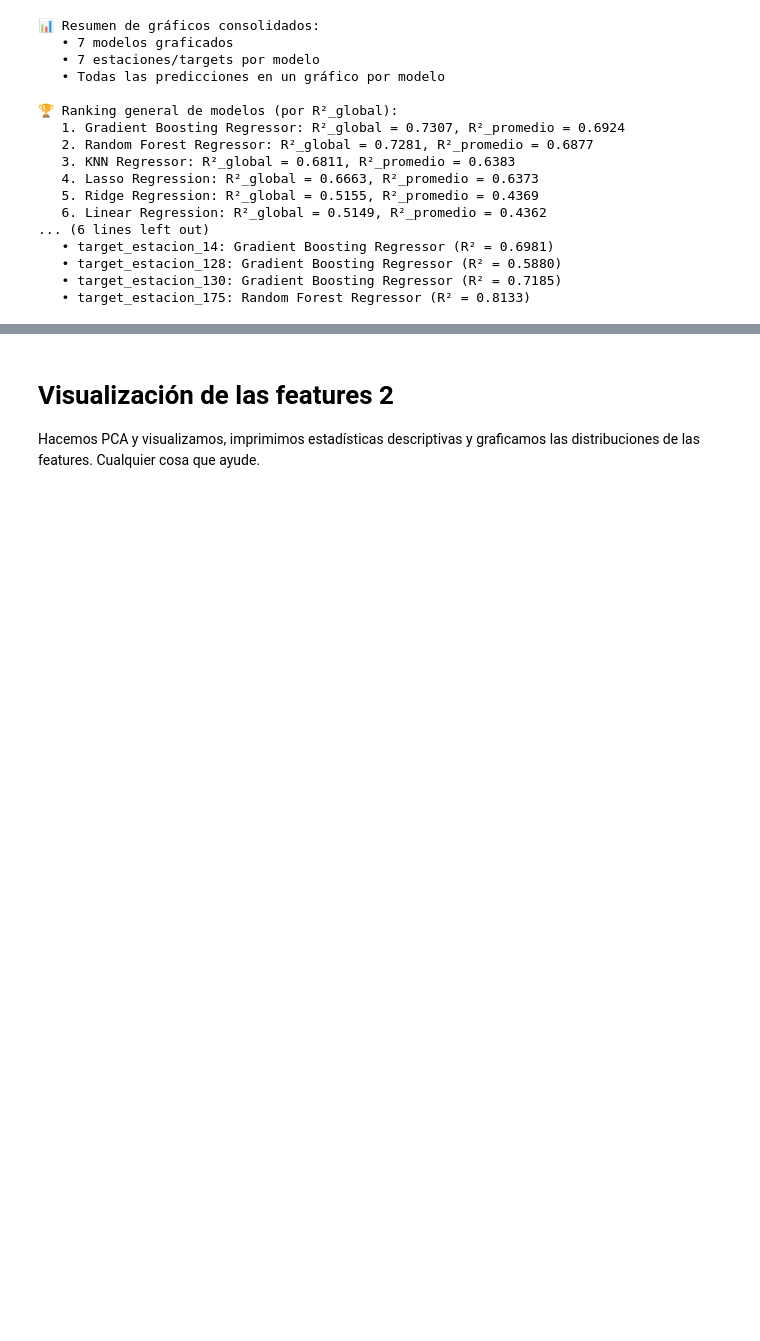
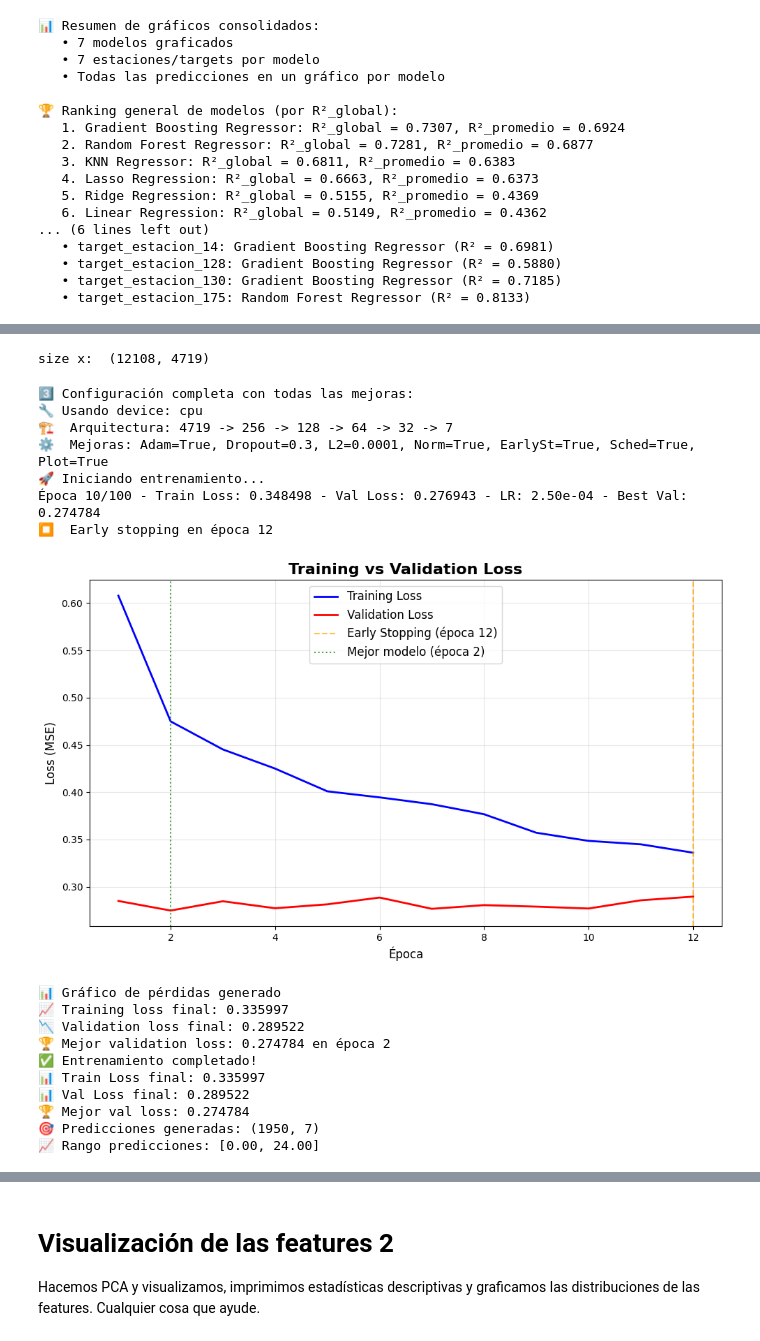
Before and after one commit to castaisa/BA_BICIS_MyC, a Jupyter notebook: src_main/features_2/Limited_stations_info.ipynb, the cells around one changed output, grey strips where cells are left out. Drawn from its saved outputs; the diff is of its cells as text; code cells hidden in the pictures; blank space fills up the shorter version.

Commit message:
trained mlps

```diff
--- a/src_main/features_2/Limited_stations_info.ipynb
+++ b/src_main/features_2/Limited_stations_info.ipynb
@@ -582,0 +586,60 @@ mt.graficar_comparativa_modelos_multioutput(predicciones_multi_full)
+# %%
+importlib.reload(dp)
+df_train_multi_complete = dp.filtrar_dataset_por_estaciones(train_f2, stations, verbose=False)
+X_train_full, y_train_full, feature_names_train_full, target_names_train = dp.dividir_dataset_multiples_estaciones(df_train_multi_complete, feature_stations)
+
+print("size x: ", X_train_full.shape)
+df_val_multi_complete = dp.filtrar_dataset_por_estaciones(val_f2, stations, verbose=False)
+X_val_full, y_val_full, feature_names_val_full, target_names_val = dp.dividir_dataset_multiples_estaciones(df_val_multi_complete, feature_stations)
+# %% [output]
+size x:  (12108, 4719)
+# %%
+importlib.reload(md2)
+print("\n Configuración completa con todas las mejoras:")
+mejoras = {
+    'hidden_sizes': [256, 128, 64, 32],
+    'learning_rate': 0.0005,
+    'epochs': 100,  # Reducido para demo
+    'batch_size': 64,
+    'dropout_rate': 0.3,
+    'early_stopping_patience': 10,
+    'normalize': True,
+    'verbose': True,
+    'use_adam': True,
+    'l2_regularization': 1e-4,
+    'use_scheduler': True
+}
+
+y_pred_nn1, train_losses_nn1, val_losses_nn1 = md2.neural_network_multioutput(
+    X_train_full, y_train_full, X_val_full, y_val_full,
+    hidden_sizes=[256, 128, 64, 32],
+    learning_rate=0.0005,
+    epochs=100,  # Reducido para demo
+    batch_size=64,
+    dropout_rate=0.3,
+    early_stopping_patience=10,
+    normalize=True,
+    verbose=True,
+    use_adam=True,
+    l2_regularization=1e-4,
+    use_scheduler=True
+)
+# %% [output]
+3️⃣ Configuración completa con todas las mejoras:
+🔧 Usando device: cpu
+🏗️  Arquitectura: 4719 -> 256 -> 128 -> 64 -> 32 -> 7
+⚙️  Mejoras: Adam=True, Dropout=0.3, L2=0.0001, Norm=True, EarlySt=True, Sched=True, Plot=True
+🚀 Iniciando entrenamiento...
+Época 10/100 - Train Loss: 0.348498 - Val Loss: 0.276943 - LR: 2.50e-04 - Best Val: 0.274784
+⏹️  Early stopping en época 12
+[figure, added]
+📊 Gráfico de pérdidas generado
+📈 Training loss final: 0.335997
+📉 Validation loss final: 0.289522
+🏆 Mejor validation loss: 0.274784 en época 2
+✅ Entrenamiento completado!
+📊 Train Loss final: 0.335997
+📊 Val Loss final: 0.289522
+🏆 Mejor val loss: 0.274784
+🎯 Predicciones generadas: (1950, 7)
+📈 Rango predicciones: [0.00, 24.00]
```
Also changed, not shown: parts of 3 cells of this notebook, 3 other files.
